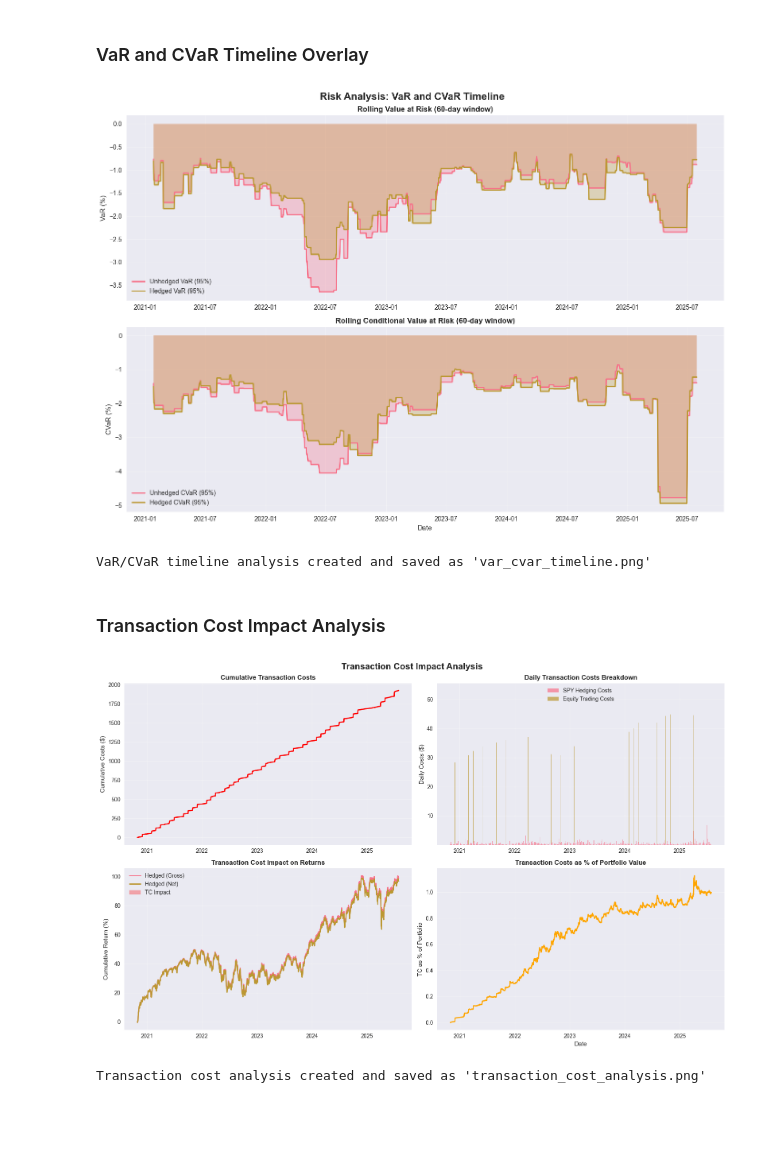
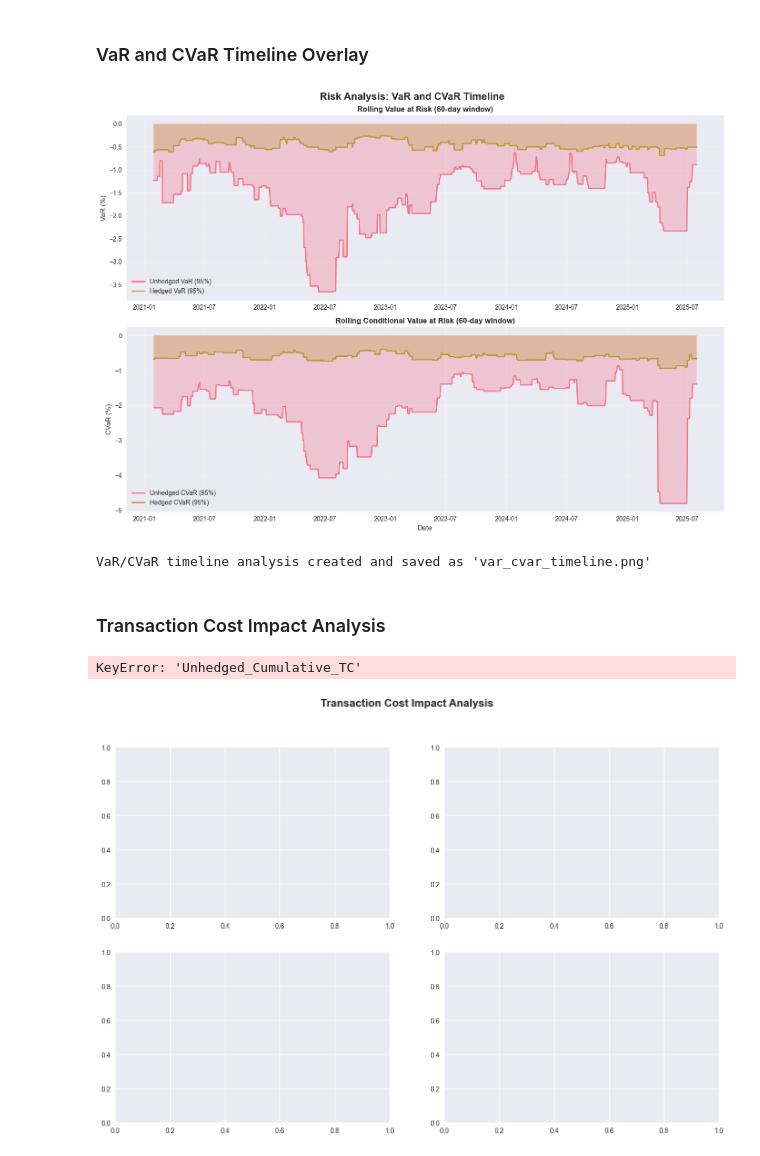
Before and after one commit to elliottgordon/finm-25000-p2-repository, a Jupyter notebook: Homework #6/Part 5: Backtesting & Performance Evaluation/backtesting.ipynb, the cells around one changed output. Saved outputs shown, nothing was run; the diff lists cells and outputs as text; code cells hidden in the pictures; blank space fills up the shorter version.

```diff
--- a/Homework #6/Part 5: Backtesting & Performance Evaluation/backtesting.ipynb
+++ b/Homework #6/Part 5: Backtesting & Performance Evaluation/backtesting.ipynb
@@ -130,0 +89,20 @@ Percentage impact: 1.00%
+# %%
+# Detect portfolio value columns and create tc_data
+
+# Create a copy of the portfolio data for transaction cost analysis
+tc_data = portfolio_data.copy()
+
+display(tc_data.head())
+
+# Auto-detect unhedged and hedged portfolio value columns
+unhedged_portfolio_value_col = "Unhedged_Portfolio_Value"
+hedged_portfolio_value_col = "Hedged_Portfolio_Value"
+
+for col in tc_data.columns:
+    if 'portfolio_value' in col.lower() and 'hedged' not in col.lower():
+        unhedged_portfolio_value_col = col
+    if 'hedged' in col.lower() and 'value' in col.lower():
+        hedged_portfolio_value_col = col
+
+print(f"Detected unhedged portfolio value column: {unhedged_portfolio_value_col}")
+print(f"Detected hedged portfolio value column: {hedged_portfolio_value_col}")
@@ -480,8 +586,10 @@ fig.suptitle('Risk Analysis: VaR and CVaR Timeline', fontsize=16, fontweight='bo
 
 # Rolling VaR analysis
 window = 60
-unhedged_var = tc_data['Portfolio_Return'].rolling(window).quantile(0.05) * 100
-hedged_var = tc_data['Hedged_Portfolio_Return'].rolling(window).quantile(0.05) * 100
+unhedged_returns = tc_data[unhedged_portfolio_value_col].pct_change()
+hedged_returns = tc_data[hedged_portfolio_value_col].pct_change()
+unhedged_var = unhedged_returns.rolling(window).quantile(0.05) * 100
+hedged_var = hedged_returns.rolling(window).quantile(0.05) * 100
 
 ax1.plot(tc_data.index, unhedged_var, label='Unhedged VaR (95%)', linewidth=2)
 ax1.plot(tc_data.index, hedged_var, label='Hedged VaR (95%)', linewidth=2)
@@ -500,8 +608,8 @@ def rolling_cvar(returns, window, alpha=0.05):
         return x[x <= var].mean()
     return returns.rolling(window).apply(cvar_calc, raw=False)
 
-unhedged_cvar = rolling_cvar(tc_data['Portfolio_Return'], window) * 100
-hedged_cvar = rolling_cvar(tc_data['Hedged_Portfolio_Return'], window) * 100
+unhedged_cvar = rolling_cvar(unhedged_returns, window) * 100
+hedged_cvar = rolling_cvar(hedged_returns, window) * 100
 
 ax2.plot(tc_data.index, unhedged_cvar, label='Unhedged CVaR (95%)', linewidth=2)
 ax2.plot(tc_data.index, hedged_cvar, label='Hedged CVaR (95%)', linewidth=2)
@@ -519,7 +627,7 @@ plt.show()
 
 print("VaR/CVaR timeline analysis created and saved as 'var_cvar_timeline.png'")
 # %% [output]
-[figure, old version]
+[figure, new version]
 VaR/CVaR timeline analysis created and saved as 'var_cvar_timeline.png'
 # %% [markdown]
 ### Transaction Cost Impact Analysis
@@ -528,50 +636,55 @@ VaR/CVaR timeline analysis created and saved as 'var_cvar_timeline.png'
 fig, axes = plt.subplots(2, 2, figsize=(16, 10))
 fig.suptitle('Transaction Cost Impact Analysis', fontsize=16, fontweight='bold')
 
-# 1. Cumulative transaction costs
+# 1. Cumulative transaction costs for both portfolios
 ax1 = axes[0, 0]
-ax1.plot(tc_data.index, tc_data['Cumulative_Transaction_Costs'], linewidth=2, color='red')
+ax1.plot(tc_data.index, tc_data['Unhedged_Cumulative_TC'], linewidth=2, color='blue', label='Unhedged')
+ax1.plot(tc_data.index, tc_data['Hedged_Cumulative_TC'], linewidth=2, color='red', label='Hedged')
 ax1.set_title('Cumulative Transaction Costs', fontweight='bold')
 ax1.set_ylabel('Cumulative Costs ($)')
+ax1.legend()
 ax1.grid(True, alpha=0.3)
 
-# 2. Daily transaction costs breakdown
+# 2. Daily transaction costs breakdown for hedged portfolio
 ax2 = axes[0, 1]
-ax2.bar(tc_data.index, tc_data['SPY_Transaction_Cost'], alpha=0.7, label='SPY Hedging Costs', width=1)
-ax2.bar(tc_data.index, tc_data['Equity_Transaction_Cost'], alpha=0.7, label='Equity Trading Costs', width=1,
-        bottom=tc_data['SPY_Transaction_Cost'])
-ax2.set_title('Daily Transaction Costs Breakdown', fontweight='bold')
+ax2.bar(tc_data.index, tc_data['Hedged_SPY_TC'], alpha=0.7, label='SPY Hedging Costs', width=1)
+ax2.bar(tc_data.index, tc_data['Hedged_Equity_TC'], alpha=0.7, label='Equity Trading Costs', width=1,
+        bottom=tc_data['Hedged_SPY_TC'])
+ax2.set_title('Daily Transaction Costs Breakdown (Hedged)', fontweight='bold')
 ax2.set_ylabel('Daily Costs ($)')
 ax2.legend()
 ax2.grid(True, alpha=0.3)
 
 # 3. Performance comparison: Gross vs Net
 ax3 = axes[1, 0]
-gross_hedged = ((tc_data['Hedged_Portfolio_Value'] / tc_data['Hedged_Portfolio_Value'].iloc[0]) - 1) * 100
+gross_hedged = ((tc_data[hedged_portfolio_value_col] / tc_data[hedged_portfolio_value_col].iloc[0]) - 1) * 100
 net_hedged = ((tc_data['Hedged_Portfolio_Value_Net'] / tc_data['Hedged_Portfolio_Value_Net'].iloc[0]) - 1) * 100
 ax3.plot(tc_data.index, gross_hedged, label='Hedged (Gross)', linewidth=2)
 ax3.plot(tc_data.index, net_hedged, label='Hedged (Net)', linewidth=2)
 ax3.fill_between(tc_data.index, gross_hedged, net_hedged, alpha=0.3, color='red', label='TC Impact')
 ax3.set_title('Transaction Cost Impact on Returns', fontweight='bold')
 ax3.set_ylabel('Cumulative Return (%)')
 ax3.legend()
 ax3.grid(True, alpha=0.3)
 
 # 4. Transaction cost as percentage of portfolio value
 ax4 = axes[1, 1]
-tc_percentage = (tc_data['Cumulative_Transaction_Costs'] / tc_data['Portfolio_Value']) * 100
-ax4.plot(tc_data.index, tc_percentage, linewidth=2, color='orange')
+unhedged_tc_pct = (tc_data['Unhedged_Cumulative_TC'] / tc_data[unhedged_portfolio_value_col]) * 100
+hedged_tc_pct = (tc_data['Hedged_Cumulative_TC'] / tc_data[hedged_portfolio_value_col]) * 100
+ax4.plot(tc_data.index, unhedged_tc_pct, linewidth=2, color='blue', label='Unhedged')
+ax4.plot(tc_data.index, hedged_tc_pct, linewidth=2, color='red', label='Hedged')
 ax4.set_title('Transaction Costs as % of Portfolio Value', fontweight='bold')
 ax4.set_ylabel('TC as % of Portfolio')
 ax4.set_xlabel('Date')
+ax4.legend()
 ax4.grid(True, alpha=0.3)
 
 plt.tight_layout()
 plt.savefig('transaction_cost_analysis.png', dpi=300, bbox_inches='tight')
 plt.show()
 
 print("Transaction cost analysis created and saved as 'transaction_cost_analysis.png'")
 # %% [output]
+KeyError: 'Unhedged_Cumulative_TC'
-[figure, old version]
+[figure, new version]
-Transaction cost analysis created and saved as 'transaction_cost_analysis.png'
 # %% [markdown]
```
Also changed, not shown: parts of 28 cells of this notebook, 7 other files.
